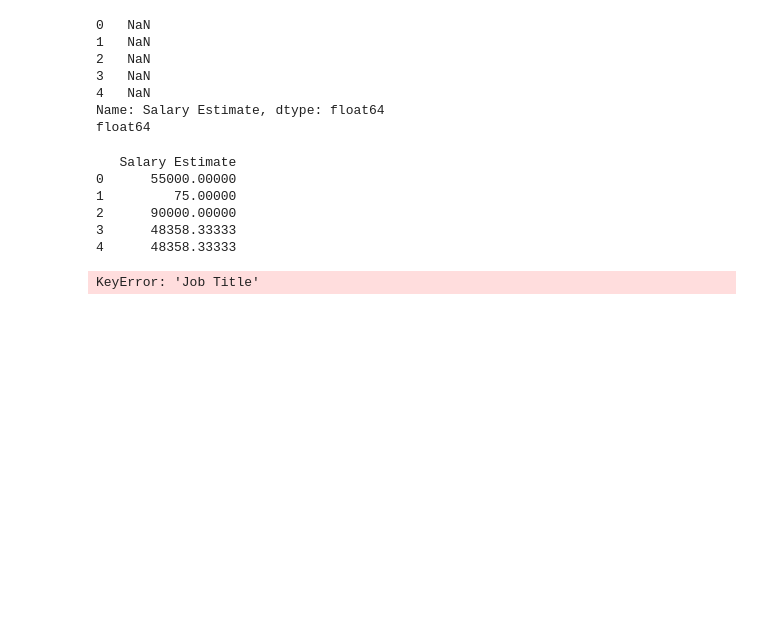
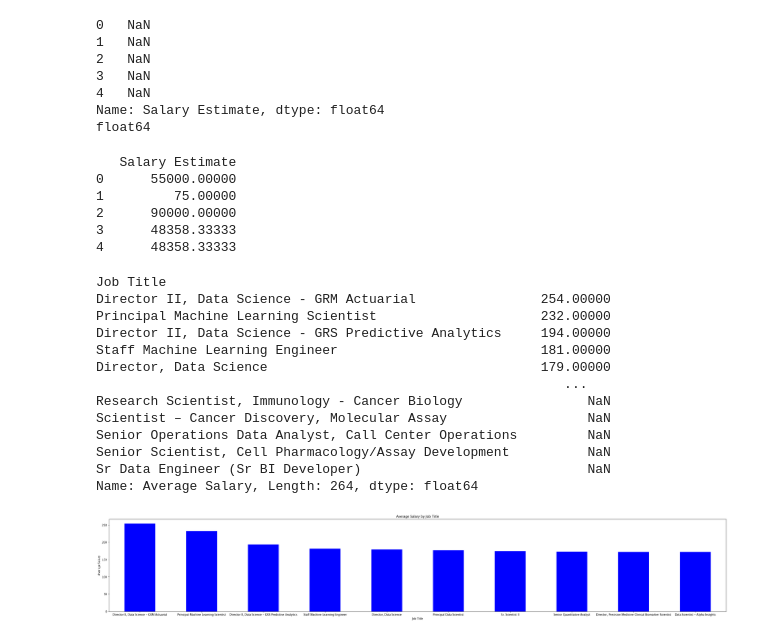
Before and after one commit to Urdadaisswag/My-DAC-Curriculum, a Jupyter notebook: DAC-002_EDA/DAC_internal_project.ipynb, the cells around one changed output. Drawn from its saved outputs; the diff is of its cells as text; code cells hidden in the pictures; blank space fills up the shorter version.

```diff
--- a/DAC-002_EDA/DAC_internal_project.ipynb
+++ b/DAC-002_EDA/DAC_internal_project.ipynb
@@ -175,4 +190,0 @@ df['Salary Estimate'] = pd.to_numeric(df['Salary Estimate'], errors='coerce')
-# %%
-df['Salary Estimate'] = df['Salary Estimate'].astype(str)
-# %%
-df['Salary Estimate'] = df['Salary Estimate'].astype(str).str.replace('[^\d\-]', '', regex=True)
@@ -179,14 +213,14 @@ df['Salary Estimate'] = df['Salary Estimate'].astype(str).str.replace('[^\d\-]',
 # %%
-def calculate_midpoint(value):
-    try:
-        parts = value.split('-')
-        if len(parts) == 2:
-            return (int(parts[0]) + int(parts[1])) / 2
-        return int(parts[0])  # If no range, return single value
-    except:
-        return np.nan  # Handle invalid cases
+# def calculate_midpoint(value):
+#     try:
+#         parts = value.split('-')
+#         if len(parts) == 2:
+#             return (int(parts[0]) + int(parts[1])) / 2
+#         return int(parts[0])  # If no range, return single value
+#     except:
+#         return np.nan  # Handle invalid cases
 
-df['Salary Estimate'] = df['Salary Estimate'].apply(calculate_midpoint)
+# df['Salary Estimate'] = df['Salary Estimate'].apply(calculate_midpoint)
 # %%
 df['Salary Estimate'] = pd.to_numeric(df['Salary Estimate'], errors='coerce')
 # %%
@@ -205,10 +239,10 @@ float64
 # %%
 # Example dataset
 data = {'Salary Estimate': ['$50,000-$60,000', '70K-80K', '90,000', 'Unknown', None]}
-df = pd.DataFrame(data)
+dg = pd.DataFrame(data)
 
 # Convert Salary column to string and clean
-df['Salary Estimate'] = df['Salary Estimate'].astype(str).str.replace('[^\d\-]', '', regex=True)
+dg['Salary Estimate'] = dg['Salary Estimate'].astype(str).str.replace('[^\d\-]', '', regex=True)
 
 # Calculate midpoint for salary ranges
 def calculate_midpoint(value):
@@ -220,12 +254,12 @@ def calculate_midpoint(value):
     except:
         return np.nan
 
-df['Salary Estimate'] = df['Salary Estimate'].apply(calculate_midpoint)
+dg['Salary Estimate'] = dg['Salary Estimate'].apply(calculate_midpoint)
 
 # Handle missing values
-df['Salary Estimate'] = df['Salary Estimate'].fillna(df['Salary Estimate'].mean())
+dg['Salary Estimate'] = dg['Salary Estimate'].fillna(dg['Salary Estimate'].mean())
 
-print(df)
+print(dg)
 # %% [output]
    Salary Estimate
 0      55000.00000
@@ -235,15 +269,29 @@ print(df)
 4      48358.33333
 # %%
 # Grouping salaries by job title and calculate the average salary
-job_title_salary = df.groupby('Job Title')['Salary Estimate'].mean().sort_values(ascending=False)
+job_title_salary = df.groupby('Job Title')['Average Salary'].mean().sort_values(ascending=False)
 
+print(job_title_salary)
 
-plt.figure(figsize=(10,6))
+plt.figure(figsize=(40,6))
 job_title_salary.head(10).plot(kind='bar', color='Blue')
 plt.title('Average Salary by Job Title')
 plt.xlabel('Job Title')
 plt.ylabel('Average Salary')
-plt.xticks(rotation=45)
+plt.xticks(rotation=0)
 plt.show()
 # %% [output]
-KeyError: 'Job Title'
+Job Title
+Director II, Data Science - GRM Actuarial                254.00000
+Principal Machine Learning Scientist                     232.00000
+Director II, Data Science - GRS Predictive Analytics     194.00000
+Staff Machine Learning Engineer                          181.00000
+Director, Data Science                                   179.00000
+                                                            ...
+Research Scientist, Immunology - Cancer Biology                NaN
+Scientist – Cancer Discovery, Molecular Assay                  NaN
+Senior Operations Data Analyst, Call Center Operations         NaN
+Senior Scientist, Cell Pharmacology/Assay Development          NaN
+Sr Data Engineer (Sr BI Developer)                             NaN
+Name: Average Salary, Length: 264, dtype: float64
+[figure, added]
```
Also changed, not shown: parts of 19 cells of this notebook, 3 other files.
